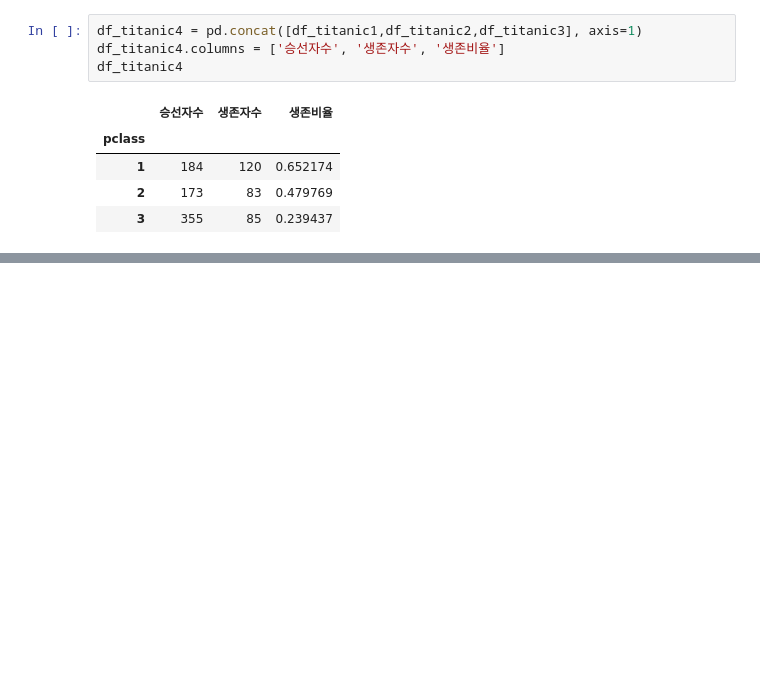
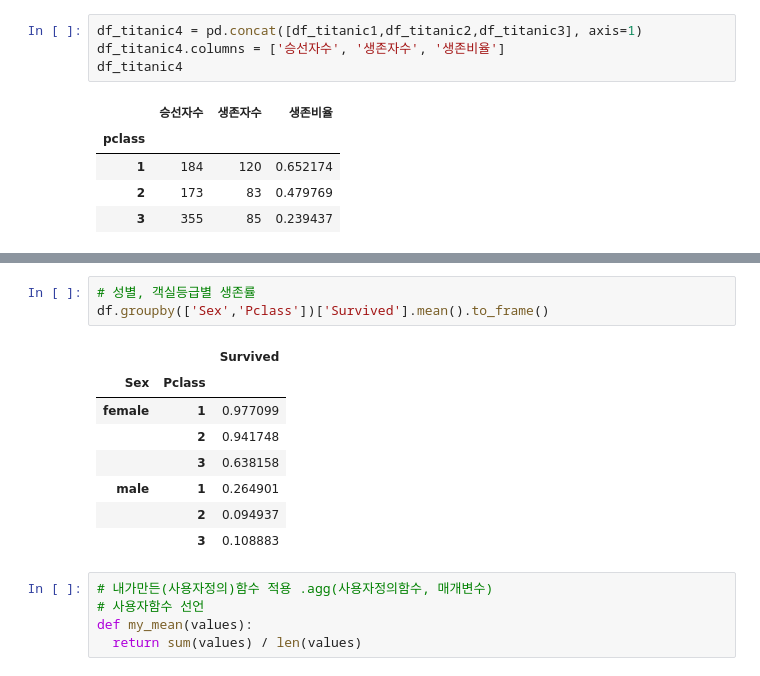
Before and after one commit to hyewon961117/hwstudy, a Jupyter notebook: HW11_데이터 전처리.ipynb, the cells around one changed output, grey strips where cells are left out. Saved outputs shown, nothing was run; the diff lists cells and outputs as text; blank space fills up the shorter version.

```diff
--- a/HW11_데이터 전처리.ipynb
+++ b/HW11_데이터 전처리.ipynb
@@ -1640,0 +1651,17 @@ df_titanic8
+# %%
+# 성별, 객실등급별 생존률
+df.groupby(['Sex','Pclass'])['Survived'].mean().to_frame()
+# %% [output]
+|  |  | Survived |
+| Sex | Pclass |  |
+| female | 1 | 0.977099 |
+|  | 2 | 0.941748 |
+|  | 3 | 0.638158 |
+| male | 1 | 0.264901 |
+|  | 2 | 0.094937 |
+|  | 3 | 0.108883 |
+# %%
+# 내가만든(사용자정의)함수 적용 .agg(사용자정의함수, 매개변수)
+# 사용자함수 선언
+def my_mean(values):
+  return sum(values) / len(values)
```
Also changed, not shown: parts of 13 cells of this notebook, 4 other files.
